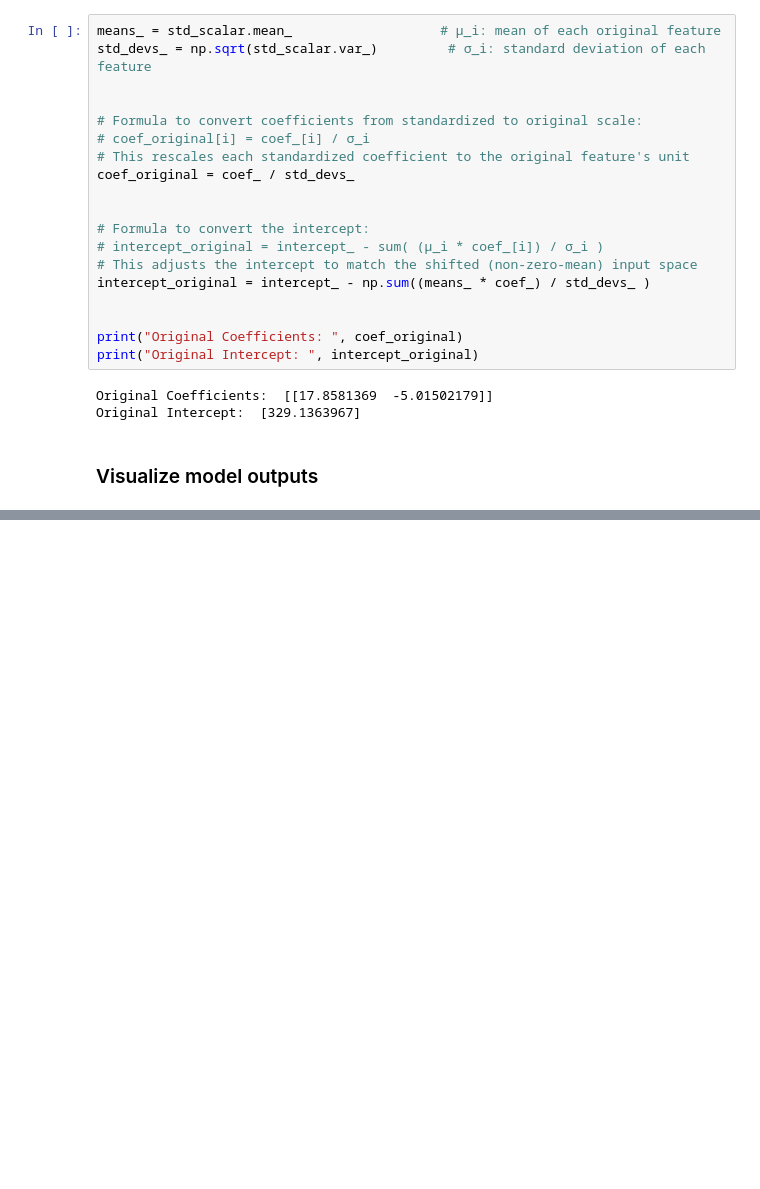
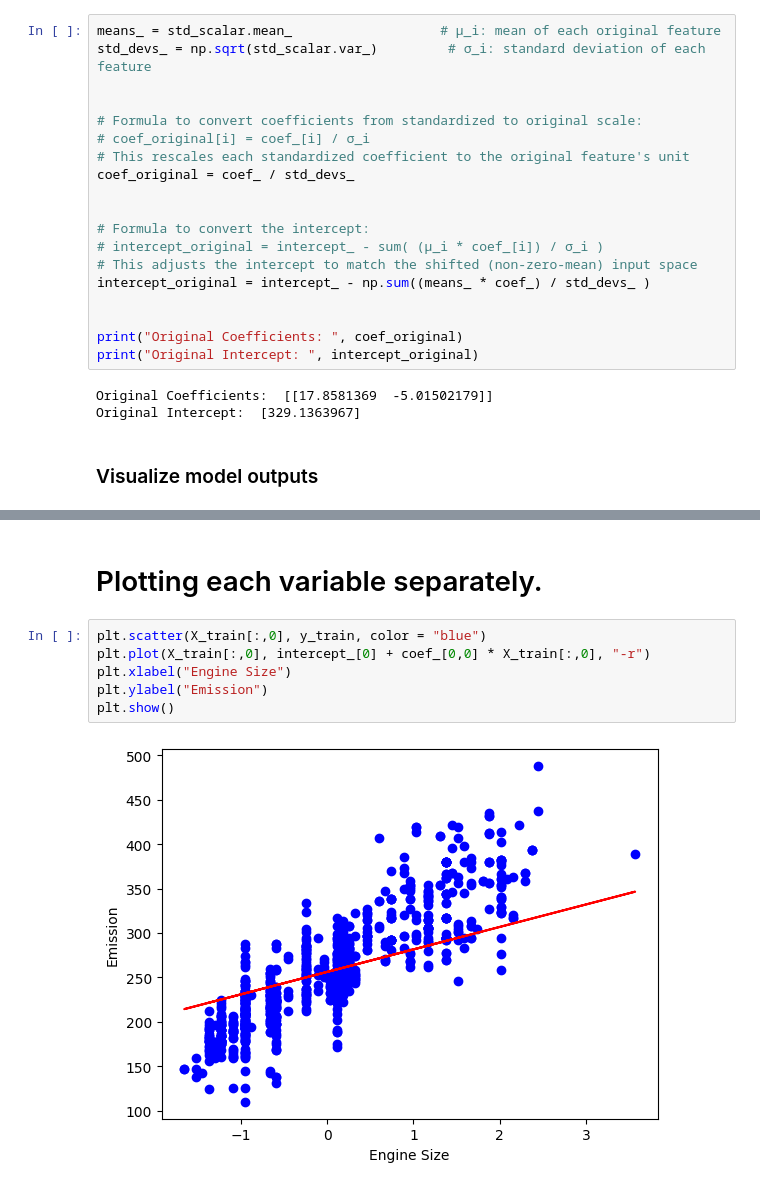
Before and after one commit to sfkhn/Multiple-Linear-Regression, a Jupyter notebook: Mutiple_linear_regression.ipynb, the cells around one changed output, grey strips where cells are left out. Cells and saved outputs as stored; diff of their text form; blank space fills up the shorter version.

```diff
--- a/Mutiple_linear_regression.ipynb
+++ b/Mutiple_linear_regression.ipynb
@@ -211,0 +253,10 @@ y_surf = intercept_ + coef_[0,0] * X1_surf + coef_[0,1] * X2_surf
+# %% [markdown]
+# Plotting each variable separately.
+# %%
+plt.scatter(X_train[:,0], y_train, color = "blue")
+plt.plot(X_train[:,0], intercept_[0] + coef_[0,0] * X_train[:,0], "-r")
+plt.xlabel("Engine Size")
+plt.ylabel("Emission")
+plt.show()
+# %% [output]
+[figure, added]
```
Also changed, not shown: parts of 16 cells of this notebook.
